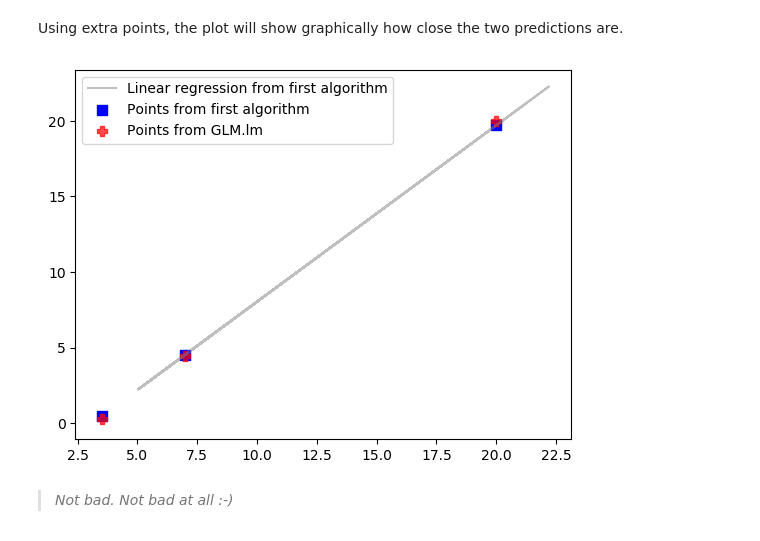
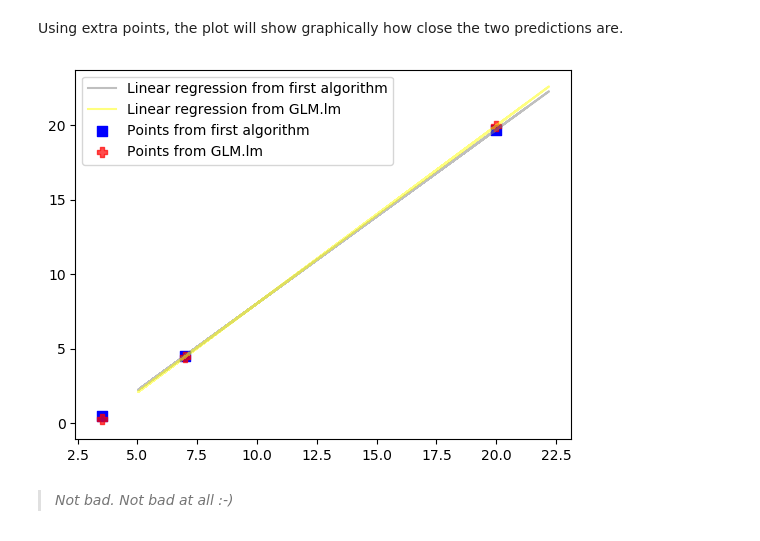
Before and after one commit to pythongus/machine_learning_with_julia, a Jupyter notebook: ex1/Machine Learning - Exercise 1.ipynb, the cells around one changed output. Saved outputs shown, nothing was run; the diff lists cells and outputs as text; code cells hidden in the pictures.

```diff
--- a/ex1/Machine Learning - Exercise 1.ipynb
+++ b/ex1/Machine Learning - Exercise 1.ipynb
@@ -352,14 +361,16 @@ Using extra points, the plot will show graphically how close the two predictions
 # %%
 plot(X[:, 2], X * theta, "-", markerSize=2, color="grey", alpha=0.5);
 scatter([3.5, 7], pred12.y, color="blue", marker="s", s=50);
 scatter([3.5 7], new_pred12.y, marker="P", alpha=0.7, color="red", s=50);
 scatter([20], [1 20] * theta, marker="s", color="blue", s=50);
 scatter([20], predict(modelLM, DataFrame(X=20)), marker="P", alpha=0.7, color="red", s=50);
+plot(X[:, 2], predict(modelLM, DataFrame(X=X[:, 2])), "-", markerSize=3, color="yellow", alpha=0.5)
 legend(["Linear regression from first algorithm",
+        "Linear regression from GLM.lm",
         "Points from first algorithm",
         "Points from GLM.lm"]);
 # %% [output]
-[figure, old version]
+[figure, new version]
 # %% [markdown]
 > *Not bad. Not bad at all :-)*
 # %% [markdown]
```
Also changed, not shown: parts of 3 cells of this notebook, 1 other file.
